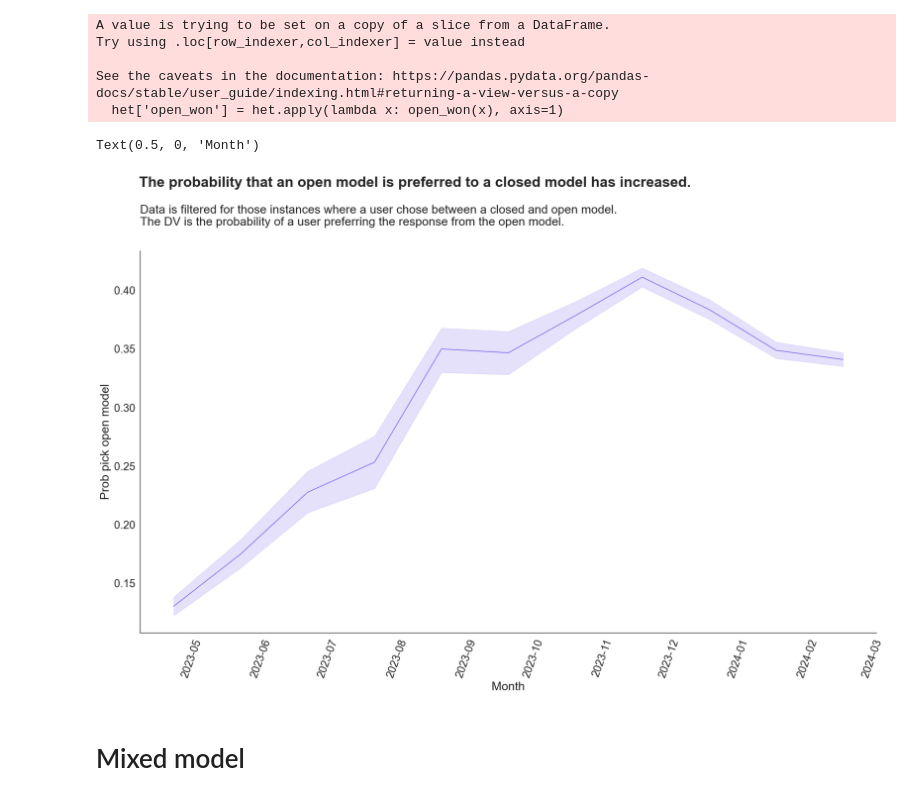
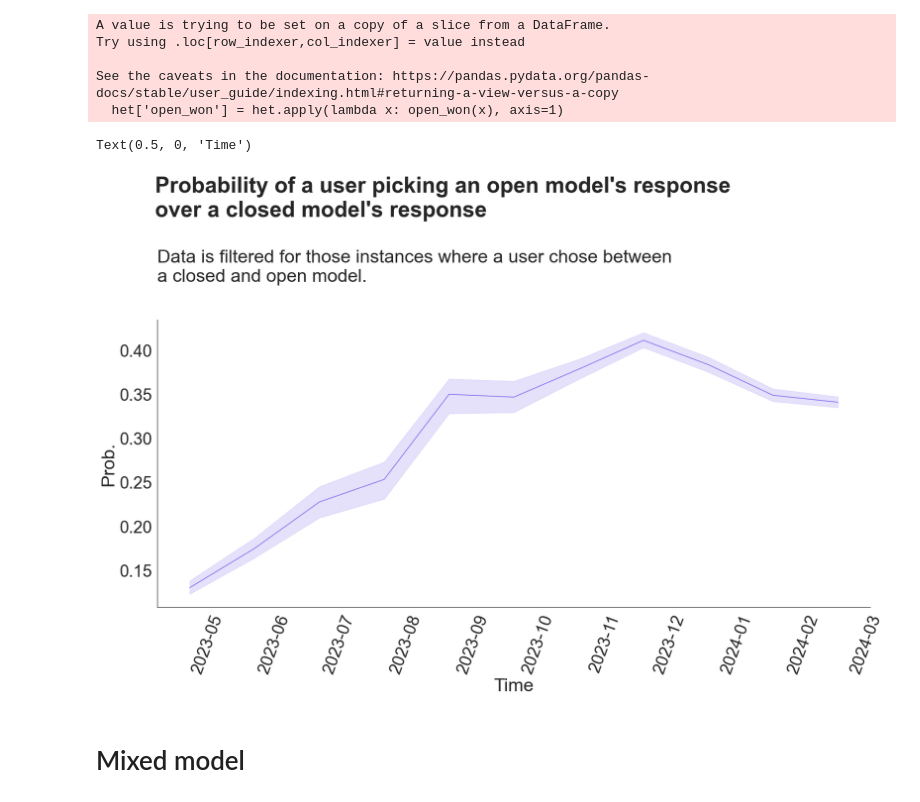
Before and after one commit to josh-ashkinaze/cbot, a Jupyter notebook: bootstrap_analysis.ipynb, the cells around one changed output. Drawn from its saved outputs; the diff is of its cells as text; code cells hidden in the pictures.

```diff
--- a/bootstrap_analysis.ipynb
+++ b/bootstrap_analysis.ipynb
@@ -427,17 +428,19 @@ Try using .loc[row_indexer,col_indexer] = value instead
 See the caveats in the documentation: https://pandas.pydata.org/pandas-docs/stable/user_guide/indexing.html#returning-a-view-versus-a-copy
   het['open_won'] = het.apply(lambda x: open_won(x), axis=1)
 # %%
+make_aesthetic(font_scale=3)
 plt.figure(figsize=(18,12))
 sns.lineplot(data=het, x='segment', y='open_won')
-plt.suptitle("The probability that an open model is preferred to a closed model has increased.", x=0.405, fontweight='bold')
-plt.title("Data is filtered for those instances where a user chose between a closed and open model.\nThe DV is the probability of a user preferring the response from the open model.")
+
+plt.suptitle("Probability of a user picking an open model's response\nover a closed model's response", x=0.09, fontweight='bold', ha='left')
+plt.title("Data is filtered for those instances where a user chose between\na closed and open model.")
 
 plt.xticks(rotation=70)
-plt.ylabel("Prob pick open model")
-plt.xlabel("Month")
+plt.ylabel("Prob.")
+plt.xlabel("Time")
 # %% [output]
-Text(0.5, 0, 'Month')
+Text(0.5, 0, 'Time')
-[figure, old version]
+[figure, new version]
 # %% [markdown]
 # Mixed model
 # %%
```
Also changed, not shown: parts of 4 cells of this notebook.
